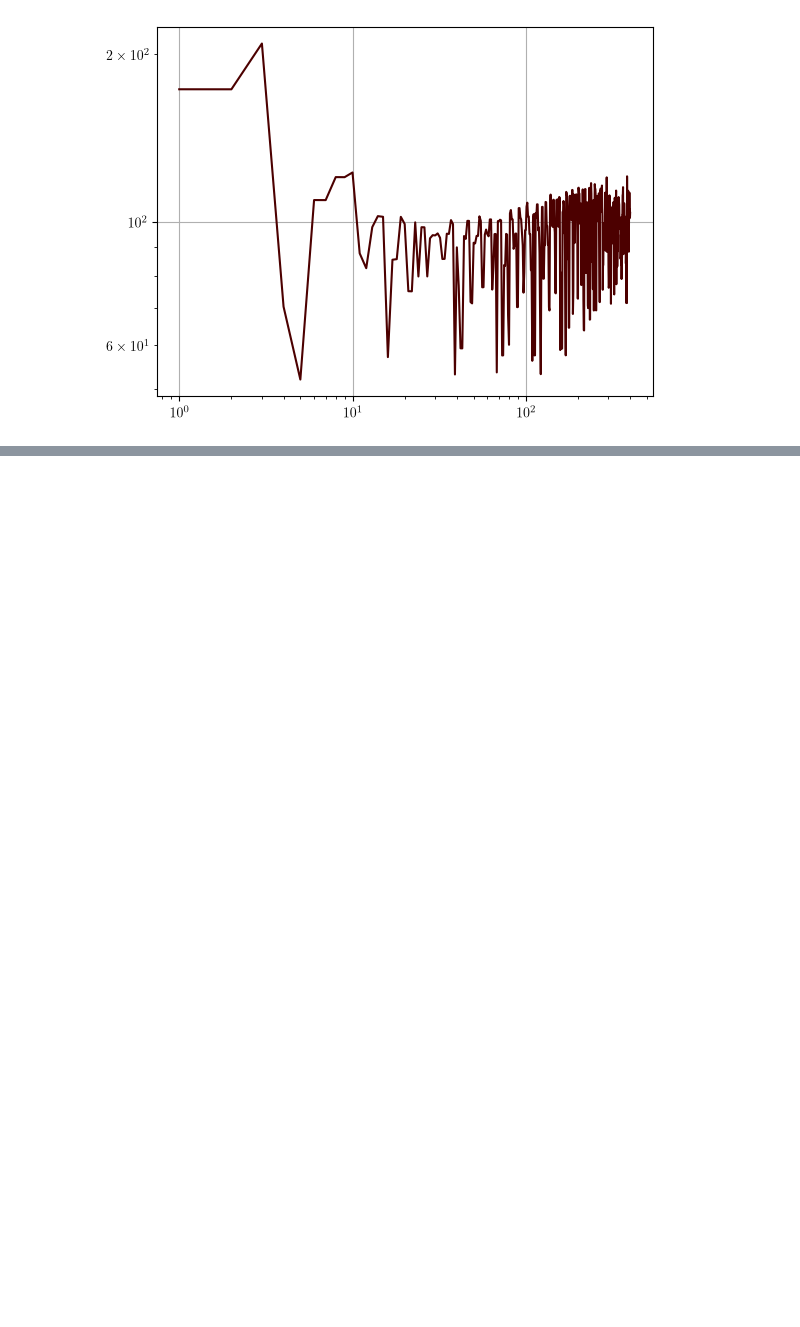
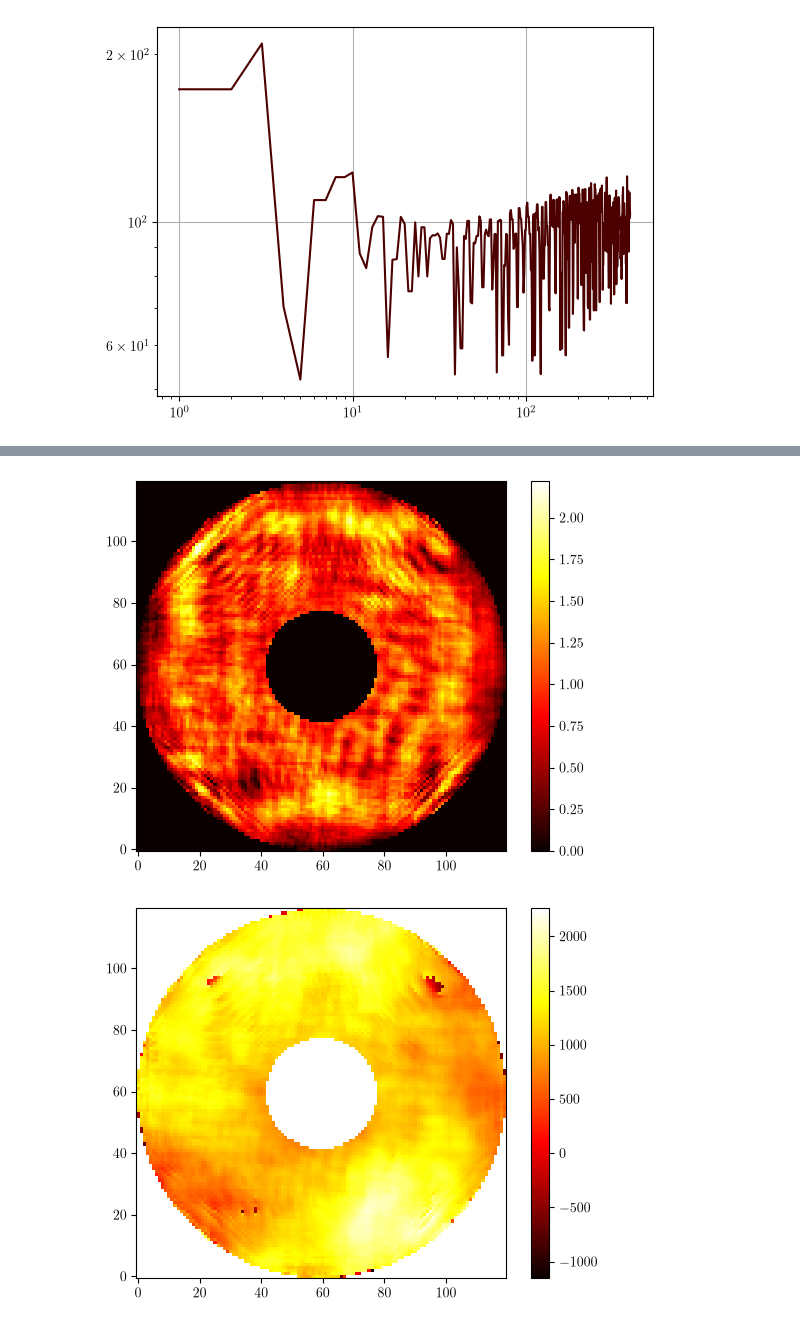
Before and after one commit to Menessao/SPECULA, a Jupyter notebook: config/FSOC/plotFSOC.ipynb, the cells around one changed output, grey strips where cells are left out. Drawn from its saved outputs; the diff is of its cells as text; code cells hidden in the pictures; blank space fills up the shorter version.

```diff
--- a/config/FSOC/plotFSOC.ipynb
+++ b/config/FSOC/plotFSOC.ipynb
@@ -49,3 +50,21 @@ key: dm_cmd type: <class 'numpy.ndarray'>
 key: atmo_res type: <class 'numpy.ndarray'>
 key: pyr_modes type: <class 'numpy.ndarray'>
 key: dm_res type: <class 'numpy.ndarray'>
+# %%
+atmo_amp = data['atmo_phase'][:,0,:,:]
+atmo_phi = data['atmo_phase'][:,1,:,:]
+
+plt.figure()
+plt.imshow(atmo_amp[1000])
+plt.colorbar()
+
+plt.figure()
+plt.imshow(np.ma.masked_array(atmo_phi[1000],mask=atmo_amp[0]==0))
+plt.colorbar()
+
+plt.figure()
+plt.plot(np.mean(atmo_amp,axis=(1,2))/np.sum(atmo_amp[0]!=0)*np.size(atmo_amp[0]))
+plt.grid()
+# %% [output]
+[figure, added]
+[figure, added]
```
Also changed, not shown: parts of 4 cells of this notebook, 9 other files.
